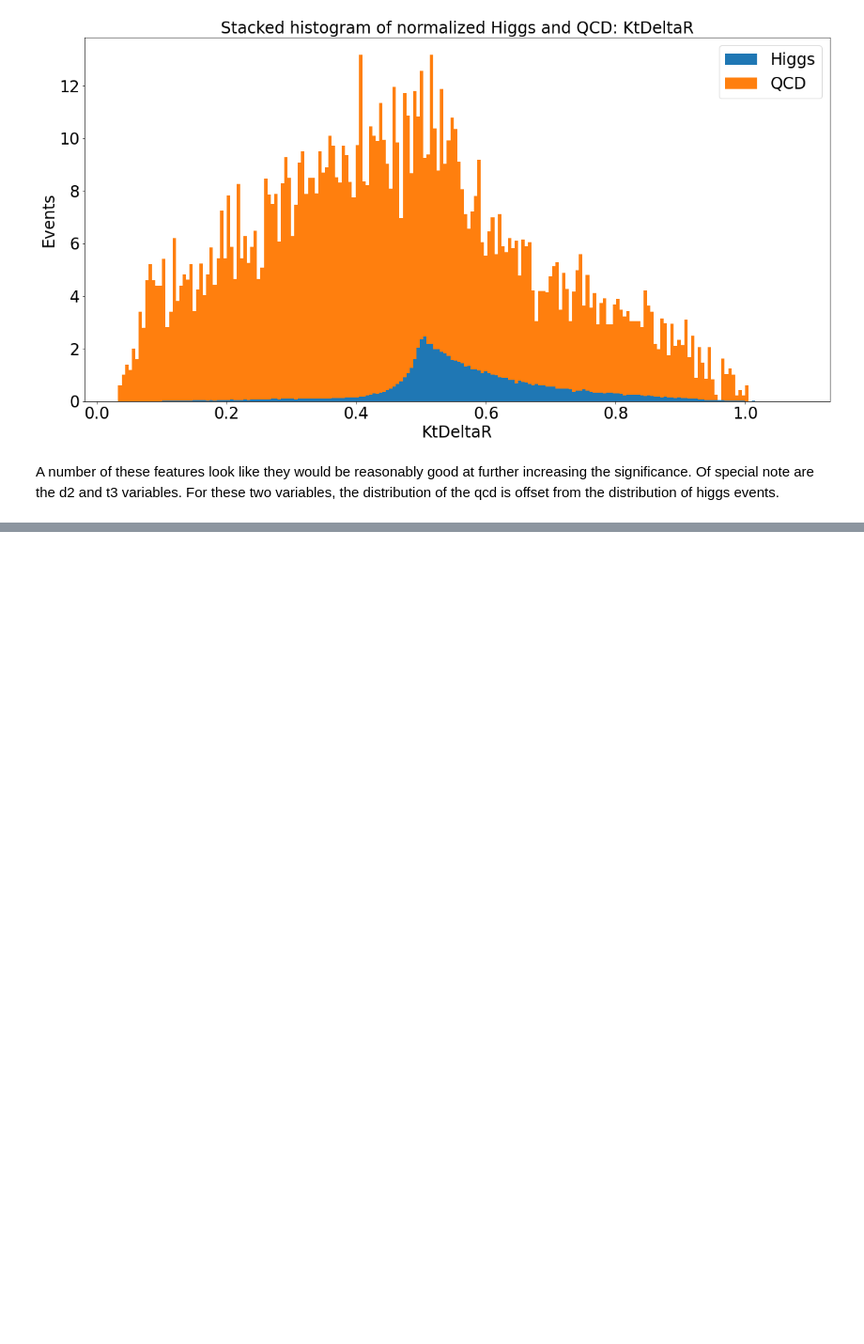
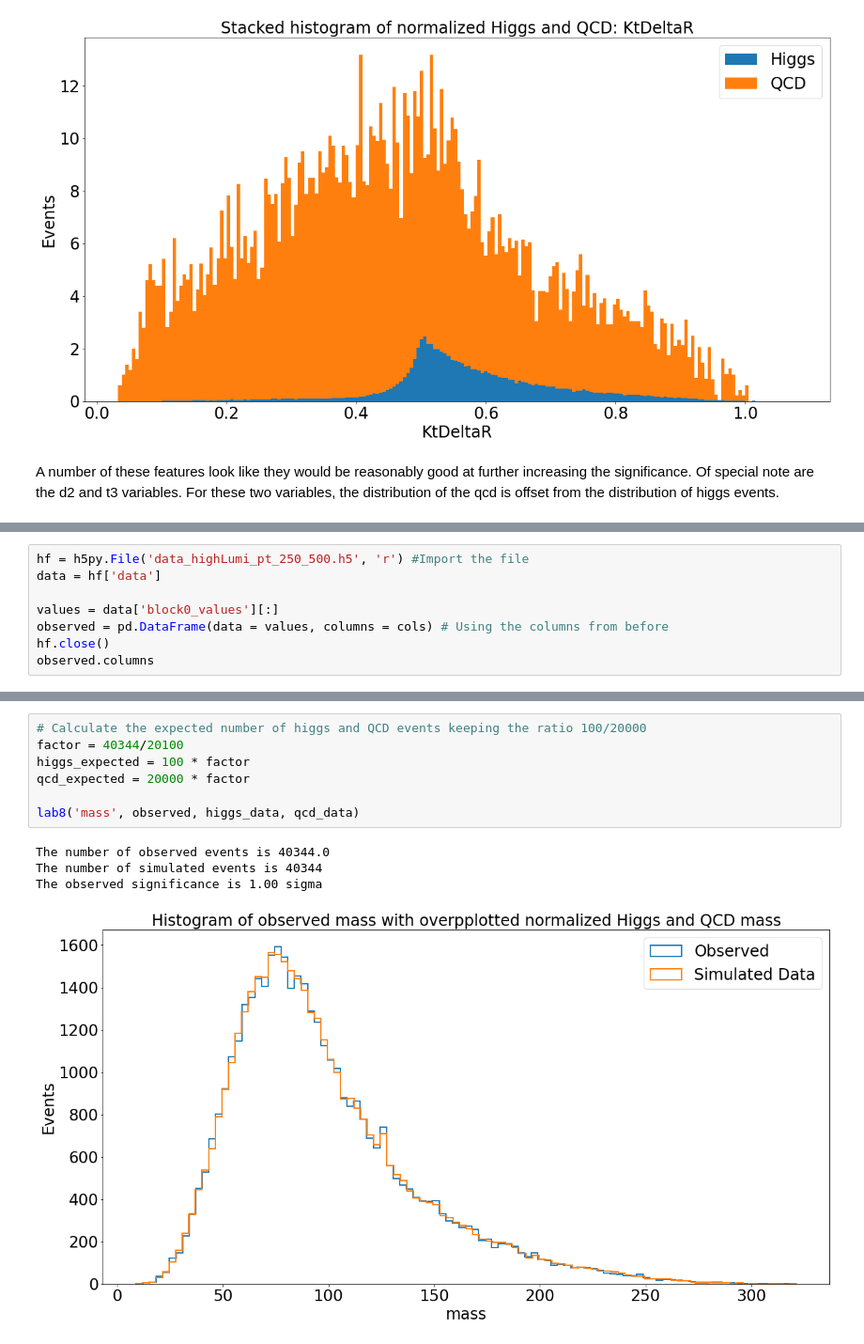
Before and after one commit to cmerrill11/Phys-434, a Jupyter notebook: Lab7.ipynb, the cells around one changed output, grey strips where cells are left out. Shown at 94% size. Cells and saved outputs as stored; diff of their text form; blank space fills up the shorter version.

```diff
--- a/Lab7.ipynb
+++ b/Lab7.ipynb
@@ -342,0 +305,8 @@ The above feature cuts provide enough event selection to increase the significan
+# %%
+hf = h5py.File('data_highLumi_pt_250_500.h5', 'r') #Import the file
+data = hf['data']
+
+values = data['block0_values'][:]
+observed = pd.DataFrame(data = values, columns = cols) # Using the columns from before
+hf.close()
+observed.columns
@@ -342,0 +365,12 @@ The above feature cuts provide enough event selection to increase the significan
+# %%
+# Calculate the expected number of higgs and QCD events keeping the ratio 100/20000
+factor = 40344/20100
+higgs_expected = 100 * factor
+qcd_expected = 20000 * factor
+
+lab8('mass', observed, higgs_data, qcd_data)
+# %% [output]
+The number of observed events is 40344.0
+The number of simulated events is 40344
+The observed significance is 1.00 sigma
+[figure, added]
```
Also changed, not shown: parts of 40 cells of this notebook.
